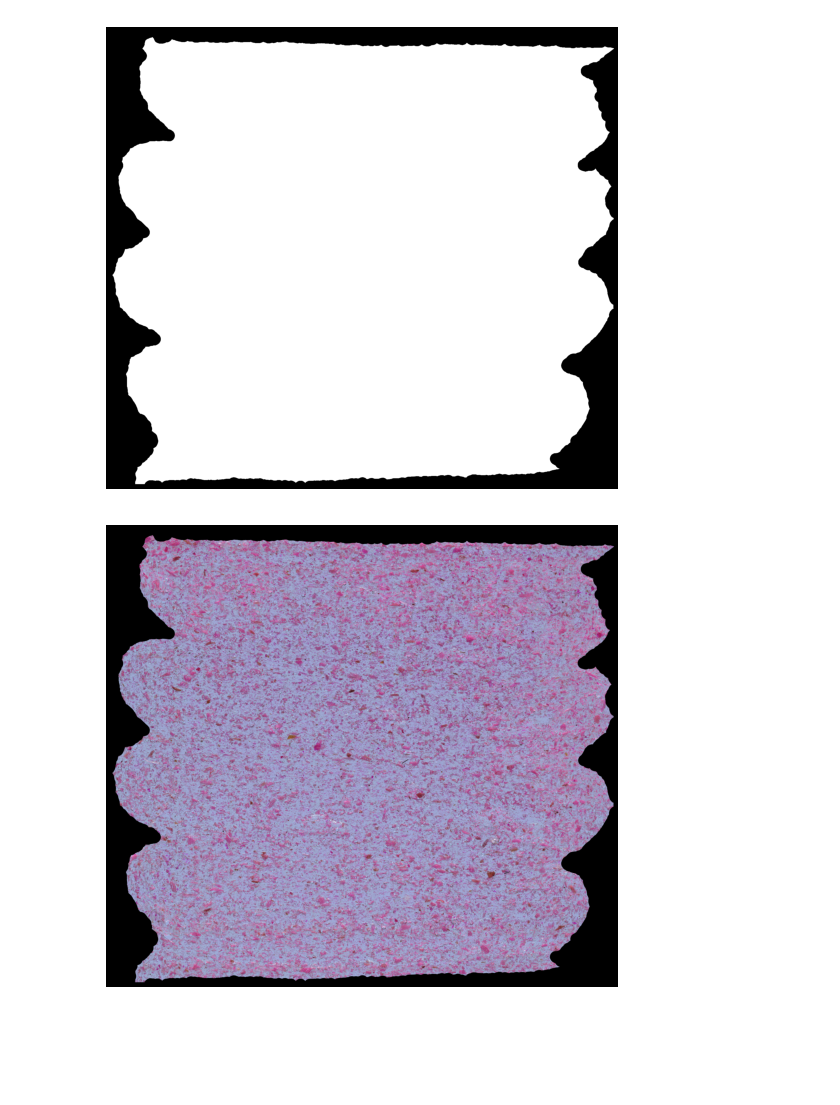
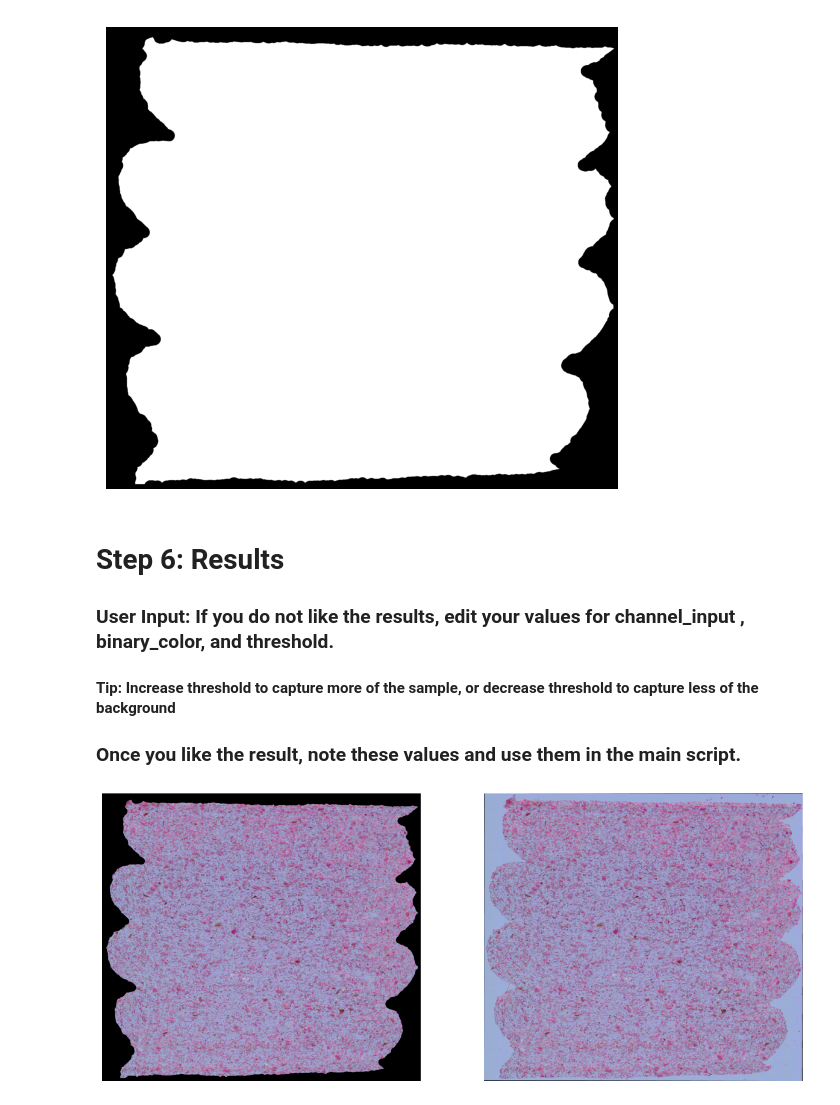
Before and after one commit to VoloVita/WPC_ImageProcessing, a Jupyter notebook: src/remove_background_experiment.ipynb, the cells around one changed output. Cells and saved outputs as stored; diff of their text form; code cells hidden in the pictures; blank space fills up the shorter version.

```diff
--- a/src/remove_background_experiment.ipynb
+++ b/src/remove_background_experiment.ipynb
@@ -0,0 +7,2 @@
+# %%
+path = "data/04_060__150_00_01_00C_230922_3D.tif" # ENTER YOUR FILE PATH HERE
@@ -6,14 +16,4 @@ import skimage
 import SimpleITK as sitk
 import ipywidgets as widgets
 from IPython.display import display
-
 image_viewer = sitk.ImageViewer()
-
-#PARAMETERS
-
-#You can test with this path, selecting the green channel and a threshold around 0.55
-relative_path_1 = "data/04_060__150_00_01_00C_230922_3D.tif"
-relative_path_2 = "data/04_060_150_01_01_005_230920_3D.tif" # working on
-relative_path_3 = "data/04_060_150_01_04_008_230920_3D.tif" #working on
-
-path = relative_path_1
@@ -165,17 +194,24 @@ eroded_image = erode_filter.Execute(closed_image)
 utils.print_image(sitk.GetArrayViewFromImage(eroded_image))
 # %% [output]
 [figure]
+# %% [markdown]
+# Step 6: Results
+### User Input: If you do not like the results, edit your values for channel_input , binary_color, and threshold.
+#### Tip: Increase threshold to capture more of the sample, or decrease threshold to capture less of the background
+### Once you like the result, note these values and use them in the main script.
 # %%
+# NOTE : This cell should not be modified
 #Appllies a binary mask to the color image, removing background
 color_image = sitk.GetImageFromArray(img_color, isVector=True)
 mask_image = eroded_image
 
 binary_mask = sitk.BinaryThreshold(mask_image, lowerThreshold=1, upperThreshold=255, insideValue=1, outsideValue=0)
 
 mask_filter = sitk.MaskImageFilter()
 mask_filter.SetMaskingValue(0)
 masked_color_image = mask_filter.Execute(color_image, binary_mask)
 
-utils.print_image(sitk.GetArrayViewFromImage(masked_color_image))
+#Compare the background removal and original image
+utils.print_images([sitk.GetArrayViewFromImage(masked_color_image),img_color])
 # %% [output]
-[figure, old version]
+[figure, new version]
```
Also changed, not shown: parts of 24 cells of this notebook, 1 other file.
